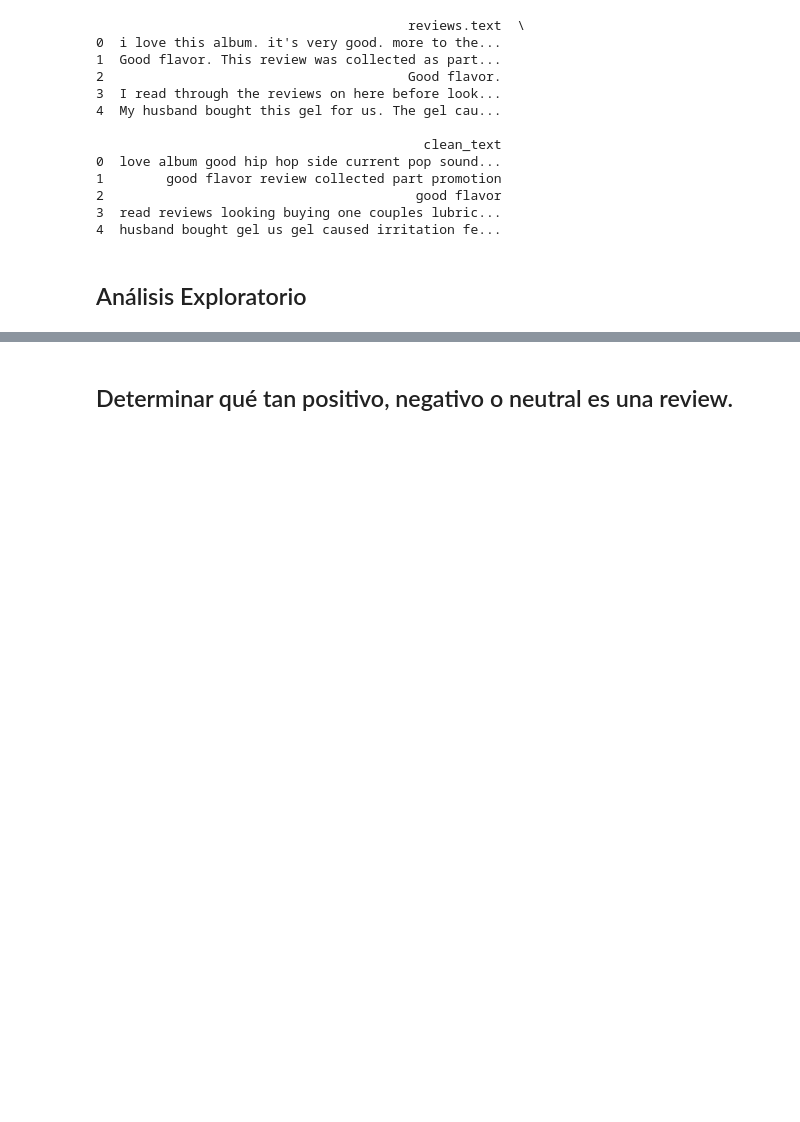
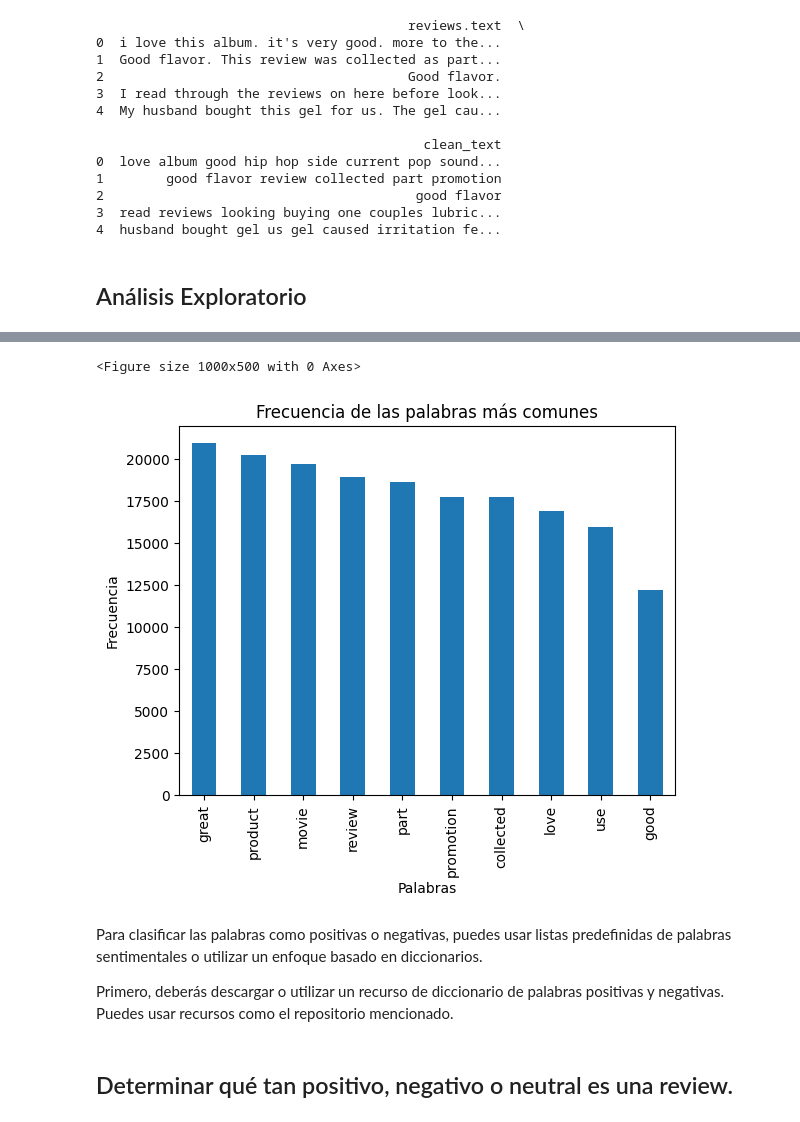
Before and after one commit to MarioGuerra21008/Lab6DataScience, a Jupyter notebook: Lab6.ipynb, the cells around one changed output, grey strips where cells are left out. Drawn from its saved outputs; the diff is of its cells as text; code cells hidden in the pictures; blank space fills up the shorter version.

Commit message:
inital analyzer data in exercise2

```diff
--- a/Lab6.ipynb
+++ b/Lab6.ipynb
@@ -413,2 +437,21 @@ print(reviews_train_file[['reviews.text', 'clean_text']].head())
+# %%
+# Convertir el Counter a un DataFrame para facilitar la visualización
+import pandas as pd
+word_freq_df = pd.DataFrame(most_common_words, columns=['Word', 'Frequency'])
+
+# Crear un histograma de las palabras más frecuentes
+plt.figure(figsize=(10, 5))
+word_freq_df.plot(kind='bar', x='Word', y='Frequency', legend=False)
+plt.title('Frecuencia de las palabras más comunes')
+plt.xlabel('Palabras')
+plt.ylabel('Frecuencia')
+plt.show()
+# %% [output]
+<Figure size 1000x500 with 0 Axes>
+[figure, added]
+# %% [markdown]
+Para clasificar las palabras como positivas o negativas, puedes usar listas predefinidas de palabras sentimentales o utilizar un enfoque basado en diccionarios.
+
+Primero, deberás descargar o utilizar un recurso de diccionario de palabras positivas y negativas. Puedes usar recursos como el repositorio mencionado.
 # %% [markdown]
 ## Determinar qué tan positivo, negativo o neutral es una review.
```
Also changed, not shown: parts of 11 cells of this notebook, 1 other file.
